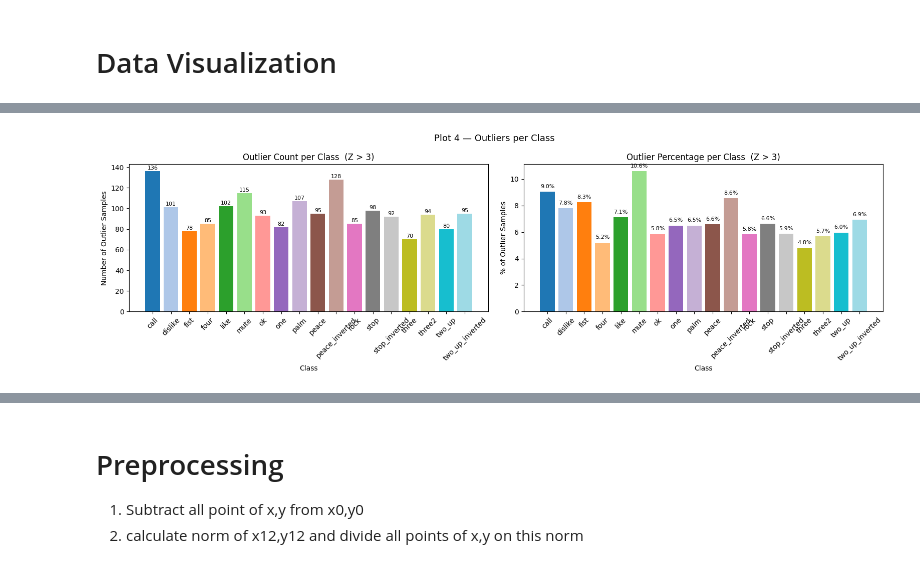
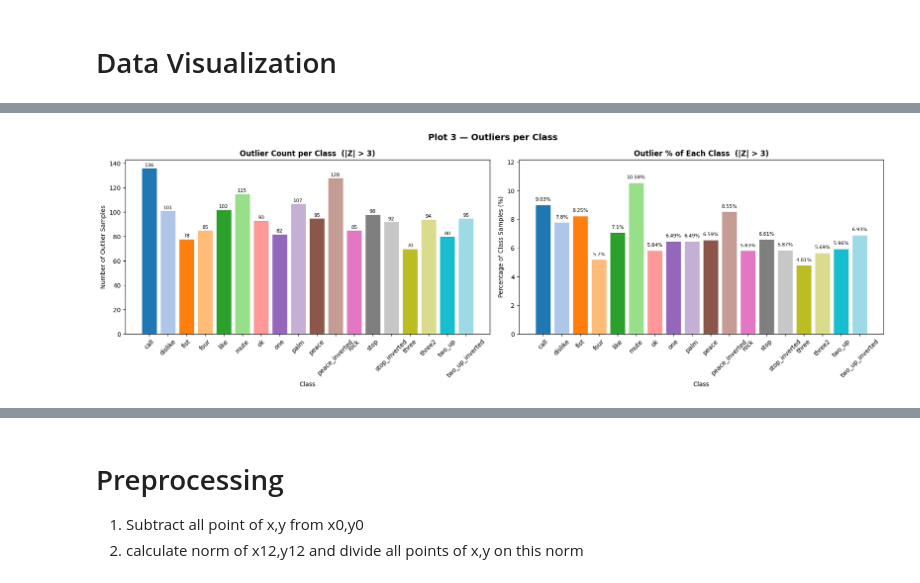
Before and after one commit to mohammedrefai20/Hand-Gesture-Classification, a Jupyter notebook: ML_Project.ipynb, the cells around one changed output, grey strips where cells are left out. Saved outputs shown, nothing was run; the diff lists cells and outputs as text; code cells hidden in the pictures.

```diff
--- a/ML_Project.ipynb
+++ b/ML_Project.ipynb
@@ -7,8 +7,8 @@ import seaborn as sns
 import matplotlib.pyplot as plt
 import plotly.express as px
 # %%
-df = pd.read_csv('hand_landmarks_data.csv')
-df.head()
+df_orig = pd.read_csv('hand_landmarks_data.csv')
+df_orig.head()
 # %% [output]
 |  | x1 | y1 | z1 | x2 | y2 | z2 | x3 | y3 | z3 | x4 | ... | ... |
 | 0 | 262.669968 | 257.304901 | -3.649205e-07 | 257.417542 | 247.109055 | 0.004224 | 246.882957 | 241.716827 | 0.005798 | 236.384537 | ... | ... |
@@ -25,6 +25,6 @@ array(['call', 'dislike', 'fist', 'four', 'like', 'mute', 'ok', 'one',
        'three', 'three2', 'two_up', 'two_up_inverted'], dtype=object)
 # %%
 from sklearn.model_selection import train_test_split
-X=df.drop('label', axis=1)
-y=df['label']
+X=df_orig.drop('label', axis=1)
+y=df_orig['label']
 # %%
@@ -153,48 +168,67 @@ Imbalance ratio: 1.75x  (max=1653 [three2], min=945 [fist])
 # %%
-# PLOT 4 — Outliers per class (Z-score method)
-
 Z_THRESHOLD = 3
 
-outlier_counts_per_class = {}
-outlier_pct_per_class    = {}
+outlier_counts = {}
+outlier_pcts   = {}
 
 for cls in classes:
-    mask       = y == cls
-    X_cls      = X[mask]
-    z          = np.abs(stats.zscore(X_cls, axis=0))
-    # a sample is an outlier if ANY of its features has z > threshold
-    is_outlier = (z > Z_THRESHOLD).any(axis=1)
-    outlier_counts_per_class[cls] = is_outlier.sum()
-    outlier_pct_per_class[cls]    = 100 * is_outlier.mean()
+    mask      = y == cls
+    X_cls     = X[mask]
+    z_scores  = np.abs(stats.zscore(X_cls, axis=0))
+    # sample is outlier if ANY feature exceeds threshold
+    is_outlier            = (z_scores > Z_THRESHOLD).any(axis=1)
+    outlier_counts[cls]   = int(is_outlier.sum())
+    outlier_pcts[cls]     = round(100 * is_outlier.mean(), 2)
 
-fig, axes = plt.subplots(1, 2, figsize=(16, 5))
+fig, axes = plt.subplots(1, 2, figsize=(18, 6))
+bar_colors = [color_map[c] for c in classes]
 
-# Absolute count
-bars = axes[0].bar(outlier_counts_per_class.keys(),
-                   outlier_counts_per_class.values(),
-                   color=[color_map[c] for c in outlier_counts_per_class])
-for bar, val in zip(bars, outlier_counts_per_class.values()):
-    axes[0].text(bar.get_x() + bar.get_width()/2, bar.get_height() + 0.5,
-                 str(val), ha='center', va='bottom', fontsize=8)
-axes[0].set_title(f"Outlier Count per Class  (Z > {Z_THRESHOLD})")
-axes[0].set_xlabel("Class")
-axes[0].set_ylabel("Number of Outlier Samples")
+# ── Absolute count ────────────────────────────────────────────────
+bars1 = axes[0].bar(outlier_counts.keys(), outlier_counts.values(),
+                    color=bar_colors, edgecolor='white', linewidth=0.5)
+for bar, val in zip(bars1, outlier_counts.values()):
+    axes[0].text(
+        bar.get_x() + bar.get_width() / 2,
+        bar.get_height() + 0.5,
+        str(val), ha='center', va='bottom', fontsize=8
+    )
+axes[0].set_title(f'Outlier Count per Class  (|Z| > {Z_THRESHOLD})',
+                  fontsize=12, fontweight='bold')
+axes[0].set_xlabel('Class')
+axes[0].set_ylabel('Number of Outlier Samples')
 axes[0].tick_params(axis='x', rotation=45)
 
-# Percentage
-bars2 = axes[1].bar(outlier_pct_per_class.keys(),
-                    outlier_pct_per_class.values(),
-                    color=[color_map[c] for c in outlier_pct_per_class])
-for bar, val in zip(bars2, outlier_pct_per_class.values()):
-    axes[1].text(bar.get_x() + bar.get_width()/2, bar.get_height() + 0.2,
-                 f"{val:.1f}%", ha='center', va='bottom', fontsize=8)
-axes[1].set_title(f"Outlier Percentage per Class  (Z > {Z_THRESHOLD})")
-axes[1].set_xlabel("Class")
-axes[1].set_ylabel("% of Outlier Samples")
+# ── Percentage of each class ──────────────────────────────────────
+bars2 = axes[1].bar(outlier_pcts.keys(), outlier_pcts.values(),
+                    color=bar_colors, edgecolor='white', linewidth=0.5)
+for bar, val in zip(bars2, outlier_pcts.values()):
+    axes[1].text(
+        bar.get_x() + bar.get_width() / 2,
+        bar.get_height() + 0.2,
+        f'{val}%', ha='center', va='bottom', fontsize=8
+    )
+axes[1].set_title(f'Outlier % of Each Class  (|Z| > {Z_THRESHOLD})',
+                  fontsize=12, fontweight='bold')
+axes[1].set_xlabel('Class')
+axes[1].set_ylabel('Percentage of Class Samples (%)')
+axes[1].set_ylim(0, max(outlier_pcts.values()) * 1.15)
 axes[1].tick_params(axis='x', rotation=45)
 
-plt.suptitle("Plot 4 — Outliers per Class", fontsize=13)
+plt.suptitle('Plot 3 — Outliers per Class', fontsize=14, fontweight='bold')
 plt.tight_layout()
+plt.savefig('plot3_outliers_per_class.png', dpi=150, bbox_inches='tight')
 plt.show()
+
+# ── Summary table ─────────────────────────────────────────────────
+summary = pd.DataFrame({
+    'Class'          : list(outlier_counts.keys()),
+    'Total Samples'  : [int((y == cls).sum()) for cls in classes],
+    'Outlier Count'  : list(outlier_counts.values()),
+    'Outlier %'      : list(outlier_pcts.values())
+})
+summary = summary.sort_values('Outlier %', ascending=False)
+print(summary.to_string(index=False))
+print(f'\nTotal outliers: {sum(outlier_counts.values())} '
+      f'({100*sum(outlier_counts.values())/len(y):.1f}% of all data)')
 # %% [output]
-[figure, old version]
+[figure, new version]
```
Also changed, not shown: parts of 33 cells of this notebook.
